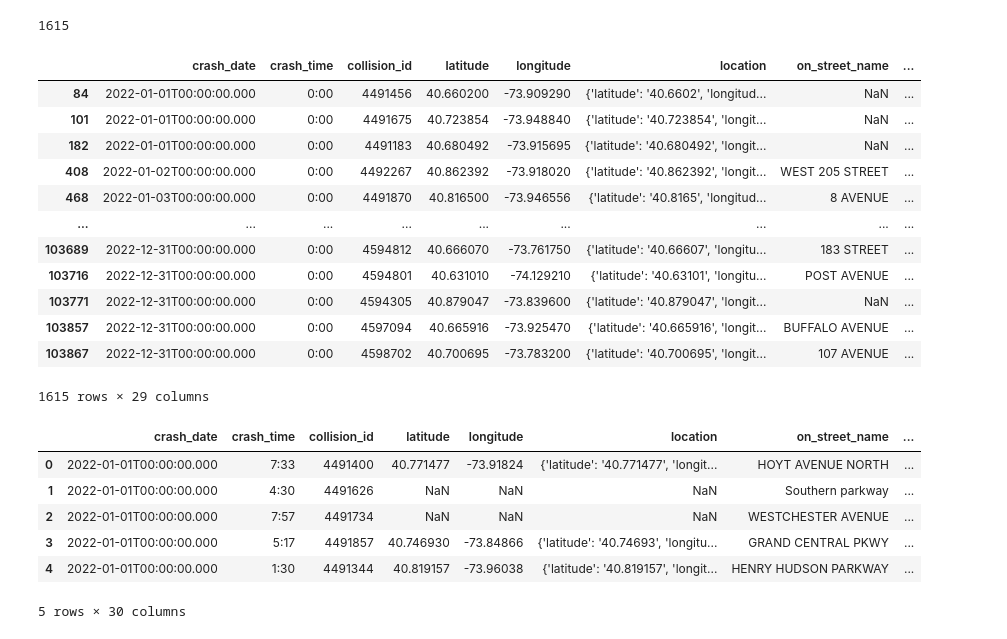
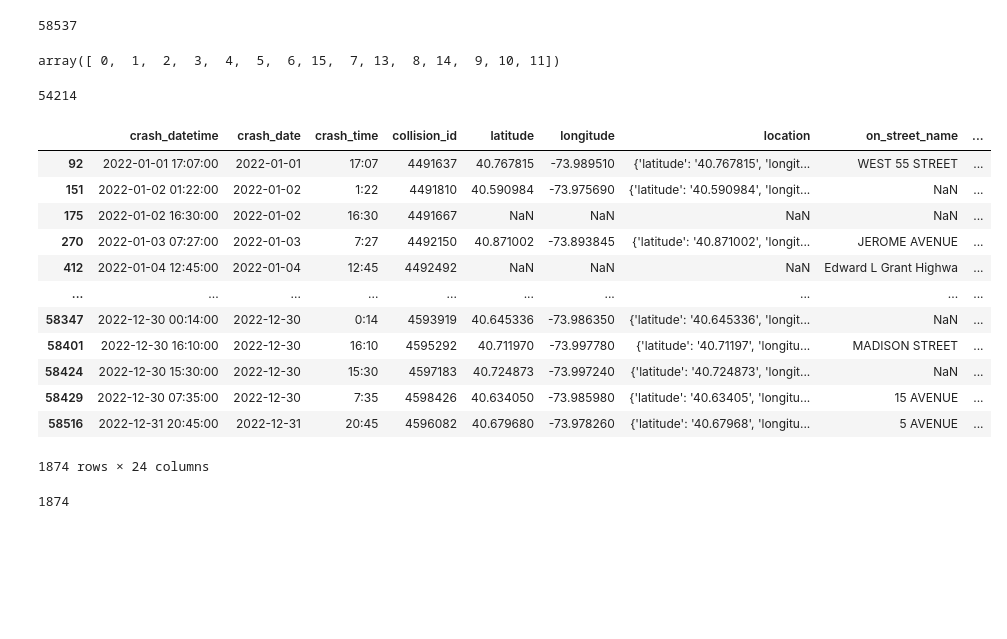
Before and after one commit to Jonathan-Garcia1/new-york-vehicle-collisions, a Jupyter notebook: explore.ipynb, the cells around one changed output. Cells and saved outputs as stored; diff of their text form; code cells hidden in the pictures; blank space fills up the shorter version.

```diff
--- a/explore.ipynb
+++ b/explore.ipynb
@@ -148,30 +97,51 @@ filtered_df = df[df['crash_time'] == threshold_time_str]
+# %%
+len(df)
+# %% [output]
+58537
+# %%
+# Filter the DataFrame to exclude collisions involving pedestrians or cyclists
+df = df[(df['number_of_pedestrians_injured'] == 0) & (df['number_of_pedestrians_killed'] == 0) & (df['number_of_cyclist_injured'] == 0) & (df['number_of_cyclist_killed'] == 0)]
+# %%
+df.number_of_persons_injured.unique()
+# %% [output]
+array([ 0,  1,  2,  3,  4,  5,  6, 15,  7, 13,  8, 14,  9, 10, 11])
+# %%
+len(df)
+# %% [output]
+54214
+# %%
+df = df.drop(columns=['cross_street_name', 'off_street_name', 'number_of_pedestrians_injured', 'number_of_pedestrians_killed', 'number_of_cyclist_injured', 'number_of_cyclist_killed'])
+# %%
+# Create a boolean mask for rows where injuries do not match
+injury_mask = df['number_of_persons_injured'] != df['number_of_motorist_injured']
+
+# Create a boolean mask for rows where there are no injuries or deaths involving pedestrians or cyclists
+no_pedestrian_cyclist_injuries_mask = (
+    (df['number_of_pedestrians_injured'] == 0) &
+    (df['number_of_pedestrians_killed'] == 0) &
+    (df['number_of_cyclist_injured'] == 0) &
+    (df['number_of_cyclist_killed'] == 0)
+)
+
+# Combine the two masks using the & operator to get the final filtered DataFrame
+filtered_df = df[injury_mask & no_pedestrian_cyclist_injuries_mask]
+
+filtered_df
+# %% [output]
+|  | crash_datetime | crash_date | crash_time | collision_id | latitude | longitude | location | on_street_name | ... |
+| 92 | 2022-01-01 17:07:00 | 2022-01-01 | 17:07 | 4491637 | 40.767815 | -73.989510 | {'latitude': '40.767815', 'longit... | WEST 55 STREET | ... |
+| 151 | 2022-01-02 01:22:00 | 2022-01-02 | 1:22 | 4491810 | 40.590984 | -73.975690 | {'latitude': '40.590984', 'longit... | NaN | ... |
+| 175 | 2022-01-02 16:30:00 | 2022-01-02 | 16:30 | 4491667 | NaN | NaN | NaN | NaN | ... |
+| 270 | 2022-01-03 07:27:00 | 2022-01-03 | 7:27 | 4492150 | 40.871002 | -73.893845 | {'latitude': '40.871002', 'longit... | JEROME AVENUE | ... |
+| 412 | 2022-01-04 12:45:00 | 2022-01-04 | 12:45 | 4492492 | NaN | NaN | NaN | Edward L Grant Highwa | ... |
+| ... | ... | ... | ... | ... | ... | ... | ... | ... | ... |
+| 58347 | 2022-12-30 00:14:00 | 2022-12-30 | 0:14 | 4593919 | 40.645336 | -73.986350 | {'latitude': '40.645336', 'longit... | NaN | ... |
+| 58401 | 2022-12-30 16:10:00 | 2022-12-30 | 16:10 | 4595292 | 40.711970 | -73.997780 | {'latitude': '40.71197', 'longitu... | MADISON STREET | ... |
+| 58424 | 2022-12-30 15:30:00 | 2022-12-30 | 15:30 | 4597183 | 40.724873 | -73.997240 | {'latitude': '40.724873', 'longit... | NaN | ... |
+| 58429 | 2022-12-30 07:35:00 | 2022-12-30 | 7:35 | 4598426 | 40.634050 | -73.985980 | {'latitude': '40.63405', 'longitu... | 15 AVENUE | ... |
+| 58516 | 2022-12-31 20:45:00 | 2022-12-31 | 20:45 | 4596082 | 40.679680 | -73.978260 | {'latitude': '40.67968', 'longitu... | 5 AVENUE | ... |
+1874 rows × 24 columns
 # %%
 len(filtered_df)
 # %% [output]
-1615
+1874
-# %%
-filtered_df
-# %% [output]
-|  | crash_date | crash_time | collision_id | latitude | longitude | location | on_street_name | ... |
-| 84 | 2022-01-01T00:00:00.000 | 0:00 | 4491456 | 40.660200 | -73.909290 | {'latitude': '40.6602', 'longitud... | NaN | ... |
-| 101 | 2022-01-01T00:00:00.000 | 0:00 | 4491675 | 40.723854 | -73.948840 | {'latitude': '40.723854', 'longit... | NaN | ... |
-| 182 | 2022-01-01T00:00:00.000 | 0:00 | 4491183 | 40.680492 | -73.915695 | {'latitude': '40.680492', 'longit... | NaN | ... |
-| 408 | 2022-01-02T00:00:00.000 | 0:00 | 4492267 | 40.862392 | -73.918020 | {'latitude': '40.862392', 'longit... | WEST 205 STREET | ... |
-| 468 | 2022-01-03T00:00:00.000 | 0:00 | 4491870 | 40.816500 | -73.946556 | {'latitude': '40.8165', 'longitud... | 8 AVENUE | ... |
-| ... | ... | ... | ... | ... | ... | ... | ... | ... |
-| 103689 | 2022-12-31T00:00:00.000 | 0:00 | 4594812 | 40.666070 | -73.761750 | {'latitude': '40.66607', 'longitu... | 183 STREET | ... |
-| 103716 | 2022-12-31T00:00:00.000 | 0:00 | 4594801 | 40.631010 | -74.129210 | {'latitude': '40.63101', 'longitu... | POST AVENUE | ... |
-| 103771 | 2022-12-31T00:00:00.000 | 0:00 | 4594305 | 40.879047 | -73.839600 | {'latitude': '40.879047', 'longit... | NaN | ... |
-| 103857 | 2022-12-31T00:00:00.000 | 0:00 | 4597094 | 40.665916 | -73.925470 | {'latitude': '40.665916', 'longit... | BUFFALO AVENUE | ... |
-| 103867 | 2022-12-31T00:00:00.000 | 0:00 | 4598702 | 40.700695 | -73.783200 | {'latitude': '40.700695', 'longit... | 107 AVENUE | ... |
-1615 rows × 29 columns
-# %%
-df.head()
-# %% [output]
-|  | crash_date | crash_time | collision_id | latitude | longitude | location | on_street_name | ... |
-| 0 | 2022-01-01T00:00:00.000 | 7:33 | 4491400 | 40.771477 | -73.91824 | {'latitude': '40.771477', 'longit... | HOYT AVENUE NORTH | ... |
-| 1 | 2022-01-01T00:00:00.000 | 4:30 | 4491626 | NaN | NaN | NaN | Southern parkway | ... |
-| 2 | 2022-01-01T00:00:00.000 | 7:57 | 4491734 | NaN | NaN | NaN | WESTCHESTER AVENUE | ... |
-| 3 | 2022-01-01T00:00:00.000 | 5:17 | 4491857 | 40.746930 | -73.84866 | {'latitude': '40.74693', 'longitu... | GRAND CENTRAL PKWY | ... |
-| 4 | 2022-01-01T00:00:00.000 | 1:30 | 4491344 | 40.819157 | -73.96038 | {'latitude': '40.819157', 'longit... | HENRY HUDSON PARKWAY | ... |
-5 rows × 30 columns
```
Also changed, not shown: parts of 9 cells of this notebook.
